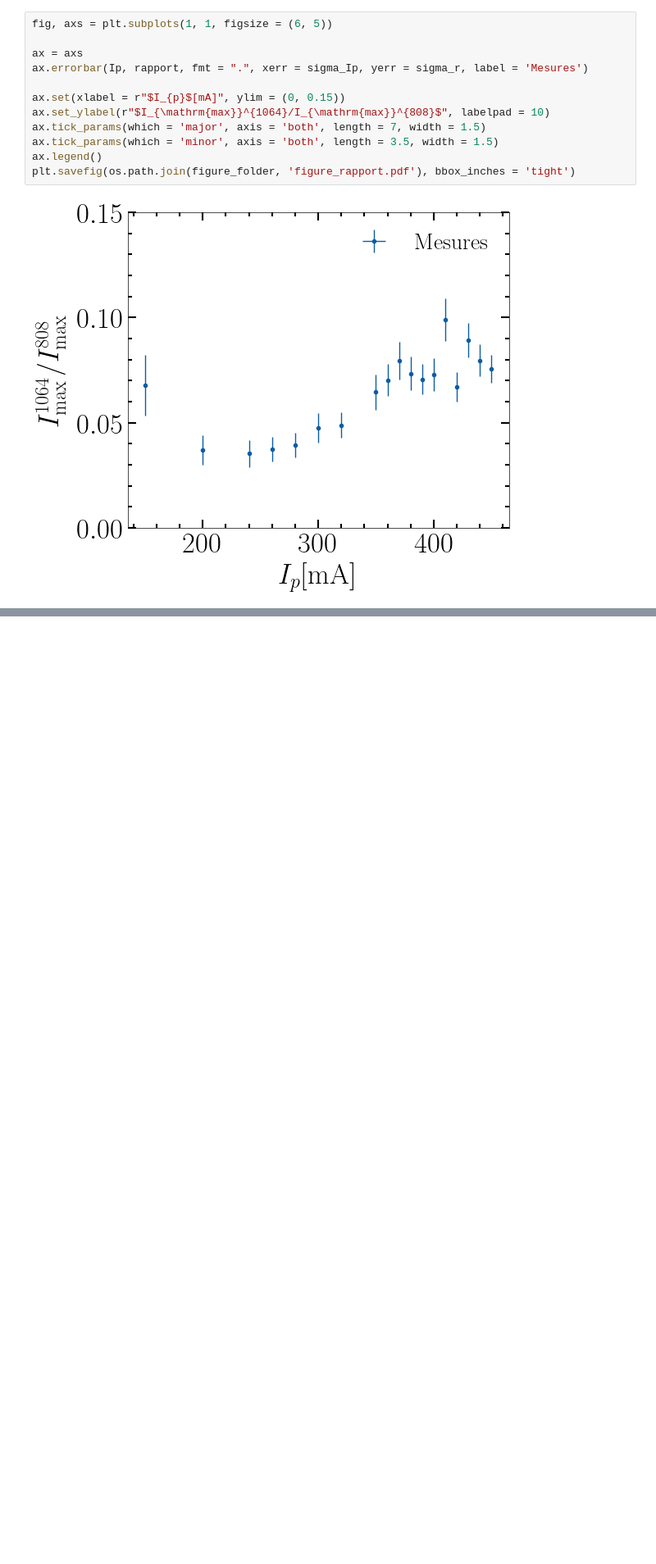
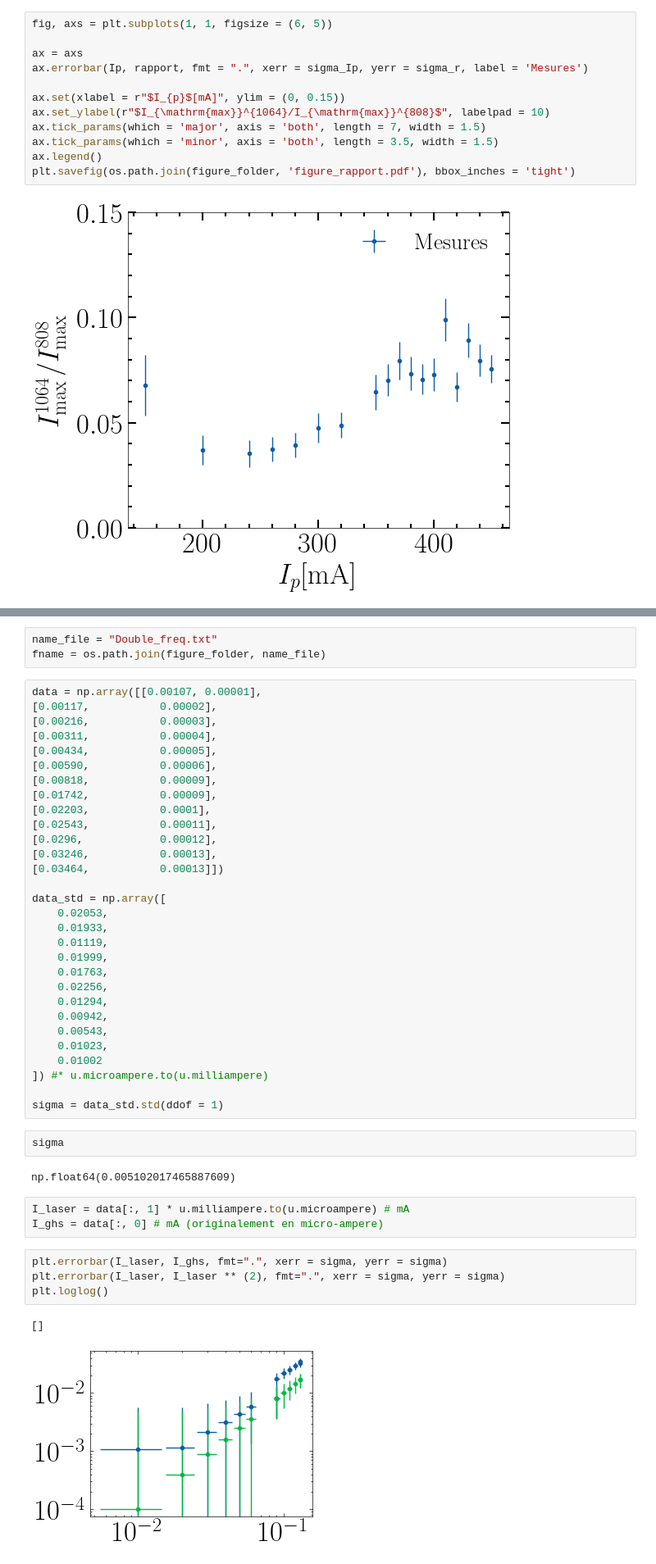
Before and after one commit to EnceladeCandy/phy3040, a Jupyter notebook: notebooks/optique_non_lineaire.ipynb, the cells around one changed output, grey strips where cells are left out. Shown at 82% size. Drawn from its saved outputs; the diff is of its cells as text; blank space fills up the shorter version.

```diff
--- a/notebooks/optique_non_lineaire.ipynb
+++ b/notebooks/optique_non_lineaire.ipynb
@@ -695,0 +717,47 @@ array([1048.56, 1048.56, 1048.56, ..., 1155.05, 1155.05, 1155.05])
+# %%
+name_file = "Double_freq.txt"
+fname = os.path.join(figure_folder, name_file)
+# %%
+data = np.array([[0.00107, 0.00001],
+[0.00117,			0.00002],
+[0.00216,			0.00003],
+[0.00311,			0.00004],
+[0.00434,			0.00005],
+[0.00590,			0.00006],
+[0.00818,			0.00009],
+[0.01742,			0.00009],
+[0.02203,			0.0001],
+[0.02543,			0.00011],
+[0.0296,			0.00012],
+[0.03246,			0.00013],
+[0.03464,			0.00013]])
+
+data_std = np.array([
+    0.02053,
+    0.01933,
+    0.01119,
+    0.01999,
+    0.01763,
+    0.02256,
+    0.01294,
+    0.00942,
+    0.00543,
+    0.01023,
+    0.01002
+]) #* u.microampere.to(u.milliampere)
+
+sigma = data_std.std(ddof = 1)
+# %%
+sigma
+# %% [output]
+np.float64(0.005102017465887609)
+# %%
+I_laser = data[:, 1] * u.milliampere.to(u.microampere) # mA
+I_ghs = data[:, 0] # mA (originalement en micro-ampere)
+# %%
+plt.errorbar(I_laser, I_ghs, fmt=".", xerr = sigma, yerr = sigma)
+plt.errorbar(I_laser, I_laser ** (2), fmt=".", xerr = sigma, yerr = sigma)
+plt.loglog()
+# %% [output]
+[]
+[figure, added]
```
Also changed, not shown: parts of 15 cells of this notebook.
